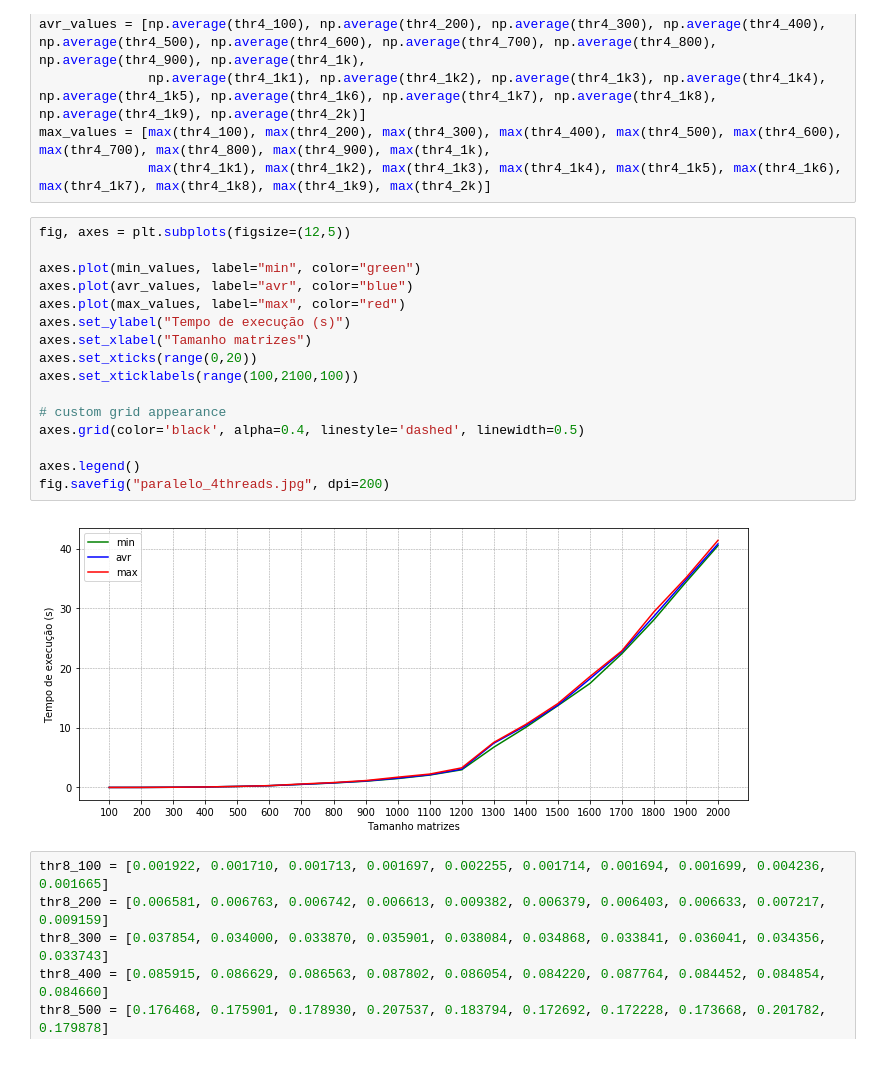
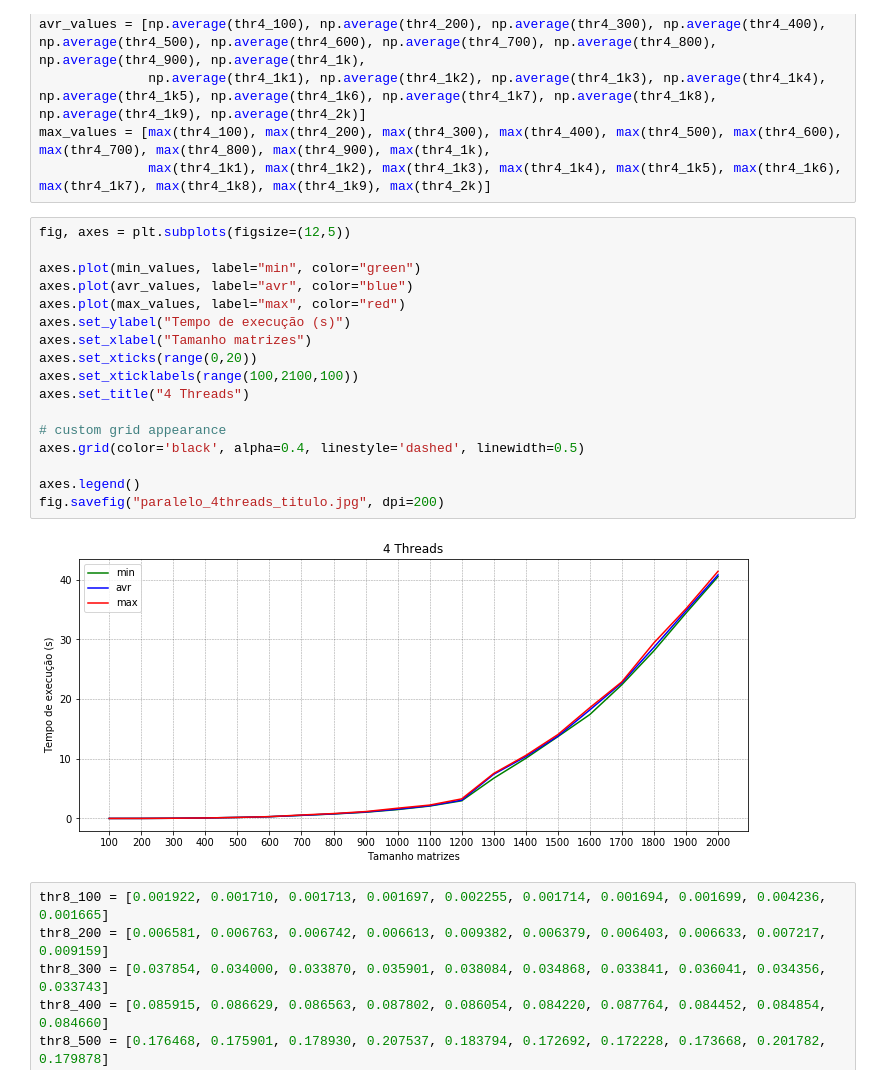
Before and after one commit to willianba/T-SisOp, a Jupyter notebook: src/python/graficos_paralelo.ipynb, the cells around one changed output. Cells and saved outputs as stored; diff of their text form.

Commit message:
add new graphics + report

```diff
--- a/src/python/graficos_paralelo.ipynb
+++ b/src/python/graficos_paralelo.ipynb
@@ -78,21 +79,22 @@ max_values = [max(thr4_100), max(thr4_200), max(thr4_300), max(thr4_400), max(th
 # %%
 fig, axes = plt.subplots(figsize=(12,5))
 
 axes.plot(min_values, label="min", color="green")
 axes.plot(avr_values, label="avr", color="blue")
 axes.plot(max_values, label="max", color="red")
 axes.set_ylabel("Tempo de execução (s)")
 axes.set_xlabel("Tamanho matrizes")
 axes.set_xticks(range(0,20))
 axes.set_xticklabels(range(100,2100,100))
+axes.set_title("4 Threads")
 
 # custom grid appearance
 axes.grid(color='black', alpha=0.4, linestyle='dashed', linewidth=0.5)
 
 axes.legend()
-fig.savefig("paralelo_4threads.jpg", dpi=200)
+fig.savefig("paralelo_4threads_titulo.jpg", dpi=200)
 # %% [output]
-[figure, old version]
+[figure, new version]
 # %%
 thr8_100 = [0.001922, 0.001710, 0.001713, 0.001697, 0.002255, 0.001714, 0.001694, 0.001699, 0.004236, 0.001665]
 thr8_200 = [0.006581, 0.006763, 0.006742, 0.006613, 0.009382, 0.006379, 0.006403, 0.006633, 0.007217, 0.009159]
```
Also changed, not shown: parts of 2 cells of this notebook, 4 other files.
